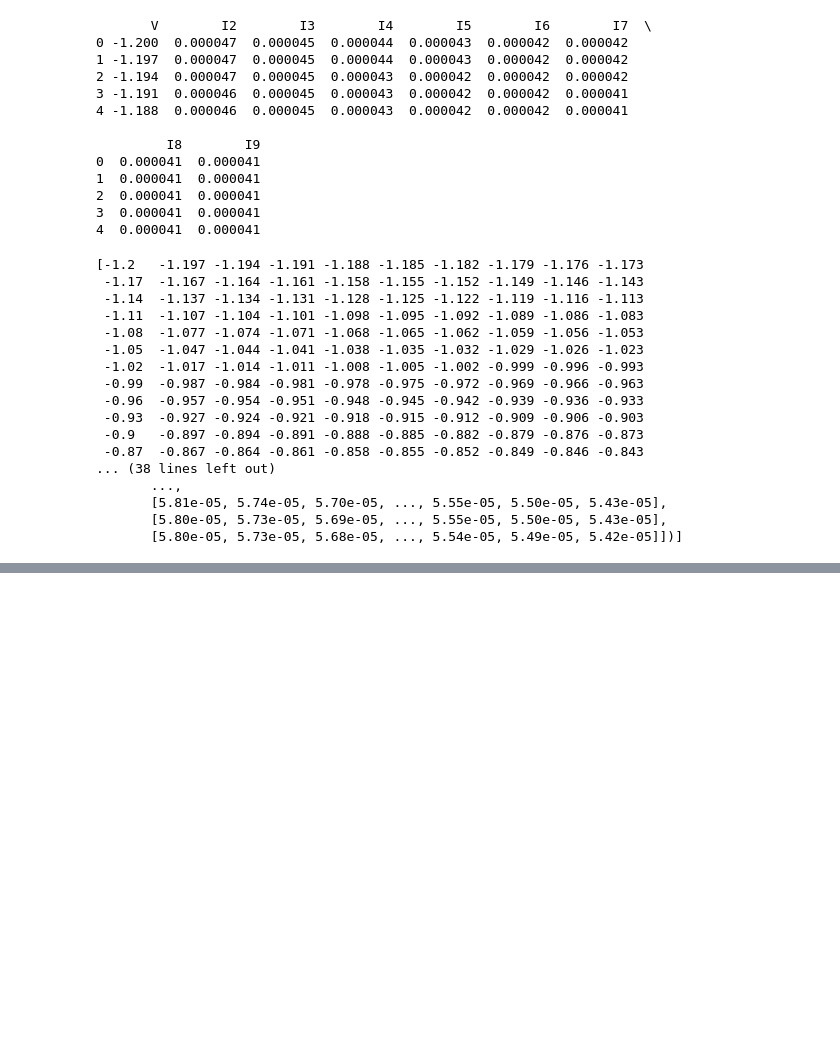
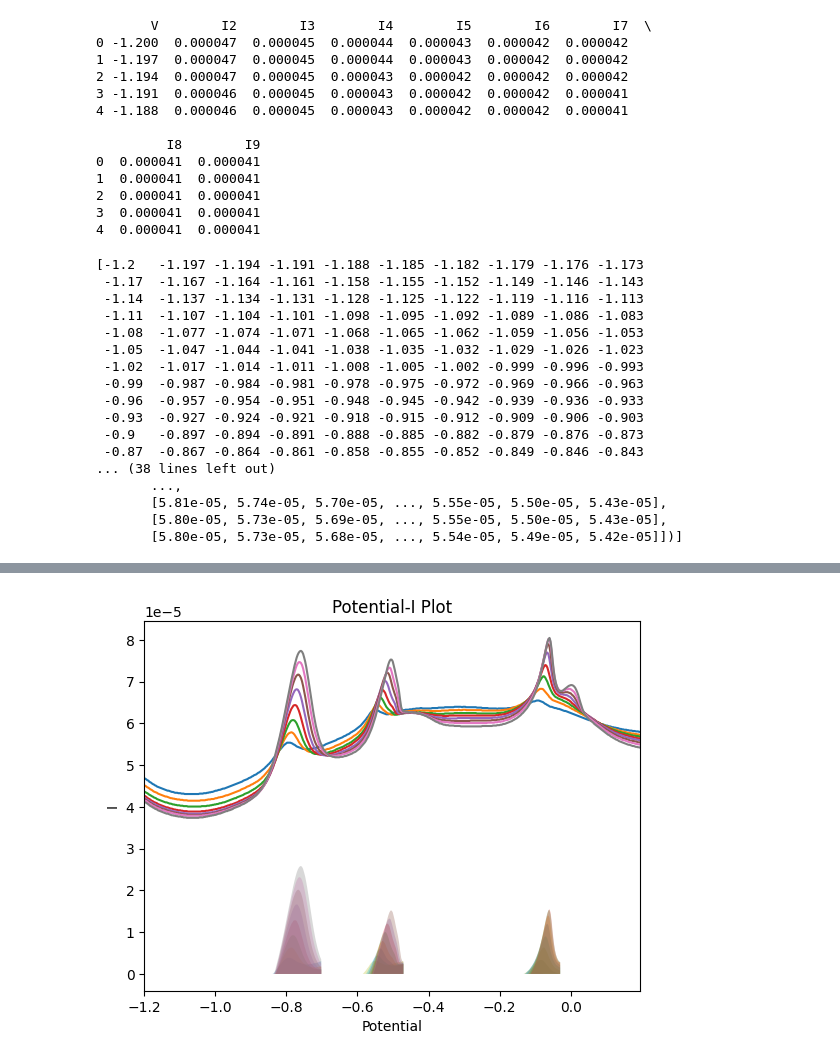
Before and after one commit to rohit1998-pixel/rohit1998-pixel, a Jupyter notebook: CeO2_DPV.ipynb, the cells around one changed output, grey strips where cells are left out. Drawn from its saved outputs; the diff is of its cells as text; code cells hidden in the pictures; blank space fills up the shorter version.

```diff
--- a/CeO2_DPV.ipynb
+++ b/CeO2_DPV.ipynb
@@ -292,0 +614,96 @@ plt.show()
+# %%
+import numpy as np
+import matplotlib.pyplot as plt
+import matplotlib
+import pandas as pd
+from tabulate import tabulate
+from scipy.integrate import trapz  # Import trapz for integration
+
+# Load data from CSV file
+data = pd.read_csv('/content/CeO2_DPV.csv')
+
+# Assuming the CSV file has two columns: Potential and Current
+Potential = data['V'].values
+I_array = I[0]  # Extract the NumPy array from the list
+
+# Define the potential ranges and corresponding metal ions
+potential_ranges = {
+    'Cd(II)': get_min_max1(),
+    'Pb(II)': get_min_max2(),
+    'Cu(II)': get_min_max3()
+}
+
+# Function to find max current and corresponding potential within a range
+def find_max_in_range(potential_range, I_data):
+    min_potential, max_potential = potential_range
+    indices_in_range = np.where((Potential >= min_potential) & (Potential <= max_potential))[0]
+    I_in_range = I_data[indices_in_range, :]
+    max_I_indices = np.argmax(I_in_range, axis=0)
+    max_I_values = I_in_range[max_I_indices, np.arange(I_in_range.shape[1])]
+    max_potential_values = Potential[indices_in_range][max_I_indices]
+    return max_potential_values, max_I_values
+
+# Function to calculate peak area
+def calculate_peak_area(potential_range, I_data, baseline):
+    min_potential, max_potential = potential_range
+    indices_in_range = np.where((Potential >= min_potential) & (Potential <= max_potential))[0]
+    I_in_range = I_data[indices_in_range, :]
+    peak_areas = []
+    for i in range(I_in_range.shape[1]):
+        # Subtract baseline current, ensuring values are non-negative
+        I_in_range_baseline_subtracted = np.maximum(I_in_range[:, i] - baseline, 0)  # Clip negative values to 0
+        # Calculate the peak area using trapezoidal rule for integration
+        area = trapz(I_in_range_baseline_subtracted, Potential[indices_in_range])  # Integrate within the range
+        peak_areas.append(area)
+    return peak_areas  # Return the calculated peak areas
+
+def print_table():
+    headers = ["Serial No."]
+    data = []
+    for metal_ion, potential_range in potential_ranges.items():
+        headers.append(f"{metal_ion} Peak Potential")
+        headers.append(f"{metal_ion} Current")
+        headers.append(f"{metal_ion} Peak Area")
+        max_potentials, max_currents = find_max_in_range(potential_range, I_array)
+        # Calculate baseline current for the specific range
+        min_potential, max_potential = potential_range
+        baseline_indices = np.where((Potential >= min_potential) & (Potential <= max_potential))[0]
+        # More robust baseline calculation:
+        baseline_start = I_array[baseline_indices[:int(len(baseline_indices) * 0.1)], :]
+        baseline_end = I_array[baseline_indices[-int(len(baseline_indices) * 0.1):], :]
+        baseline = np.mean(np.concatenate((baseline_start, baseline_end)))
+        peak_areas = calculate_peak_area(potential_range, I_array, baseline)  # Call the function to get peak areas
+        if metal_ion == 'Cd(II)':  # Initialize data list for the first range
+            for j in range(I_array.shape[1]):
+                data.append([j+1])
+        for j in range(I_array.shape[1]):
+            data[j].append(max_potentials[j])
+            data[j].append(max_currents[j])
+            data[j].append(peak_areas[j])
+
+    print(tabulate(data, headers, tablefmt="solid_table"))
+
+print_table()
+
+# Plot the data with x-axis range (you can adjust this for each range if needed)
+plt.plot(Potential, I_array)
+plt.xlim(Potential.min(), Potential.max())
+plt.xlabel("Potential")
+plt.ylabel("I")
+plt.title("Potential-I Plot")
+
+# Fill the area under the peak for each range
+for metal_ion, potential_range in potential_ranges.items():
+    min_potential, max_potential = potential_range
+    indices_in_range = np.where((Potential >= min_potential) & (Potential <= max_potential))[0]
+    I_in_range = I_array[indices_in_range, :]
+    # Use the more robust baseline calculation as well for plotting
+    baseline_start = I_array[indices_in_range[:int(len(indices_in_range) * 0.1)], :]
+    baseline_end = I_array[indices_in_range[-int(len(indices_in_range) * 0.1):], :]
+    baseline = np.mean(np.concatenate((baseline_start, baseline_end)))
+    for col in range(I_in_range.shape[1]):
+        I_in_range_baseline_subtracted = np.maximum(I_in_range[:, col] - baseline, 0)  # Clip negative values to 0
+        plt.fill_between(Potential[indices_in_range], I_in_range_baseline_subtracted, alpha=0.3, label=f'{metal_ion} Peak')  # Filling within the range
+
+plt.show()
+# %% [output]
@@ -292,0 +720 @@ plt.show()
+[figure, added]
```
Also changed, not shown: parts of 21 cells of this notebook.
